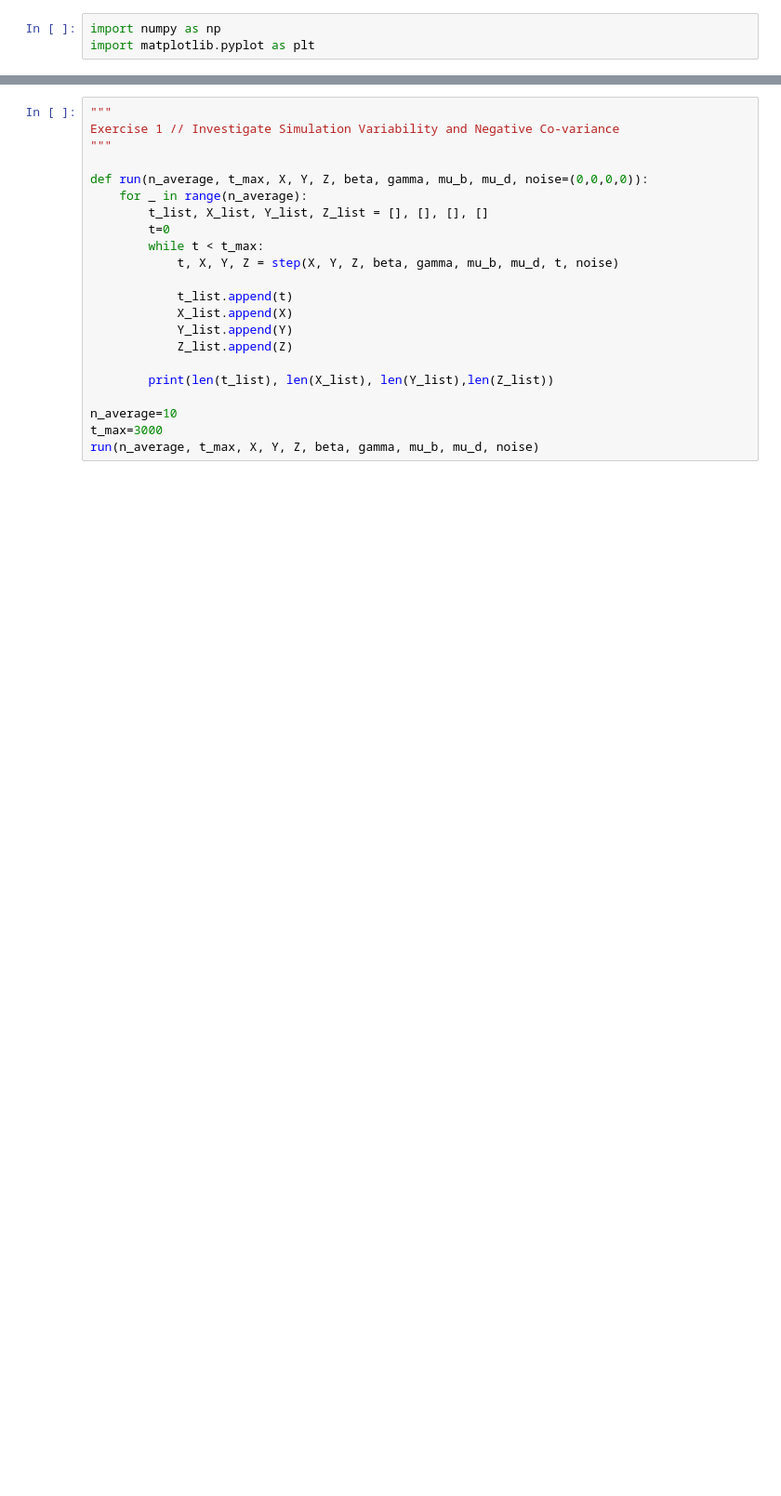
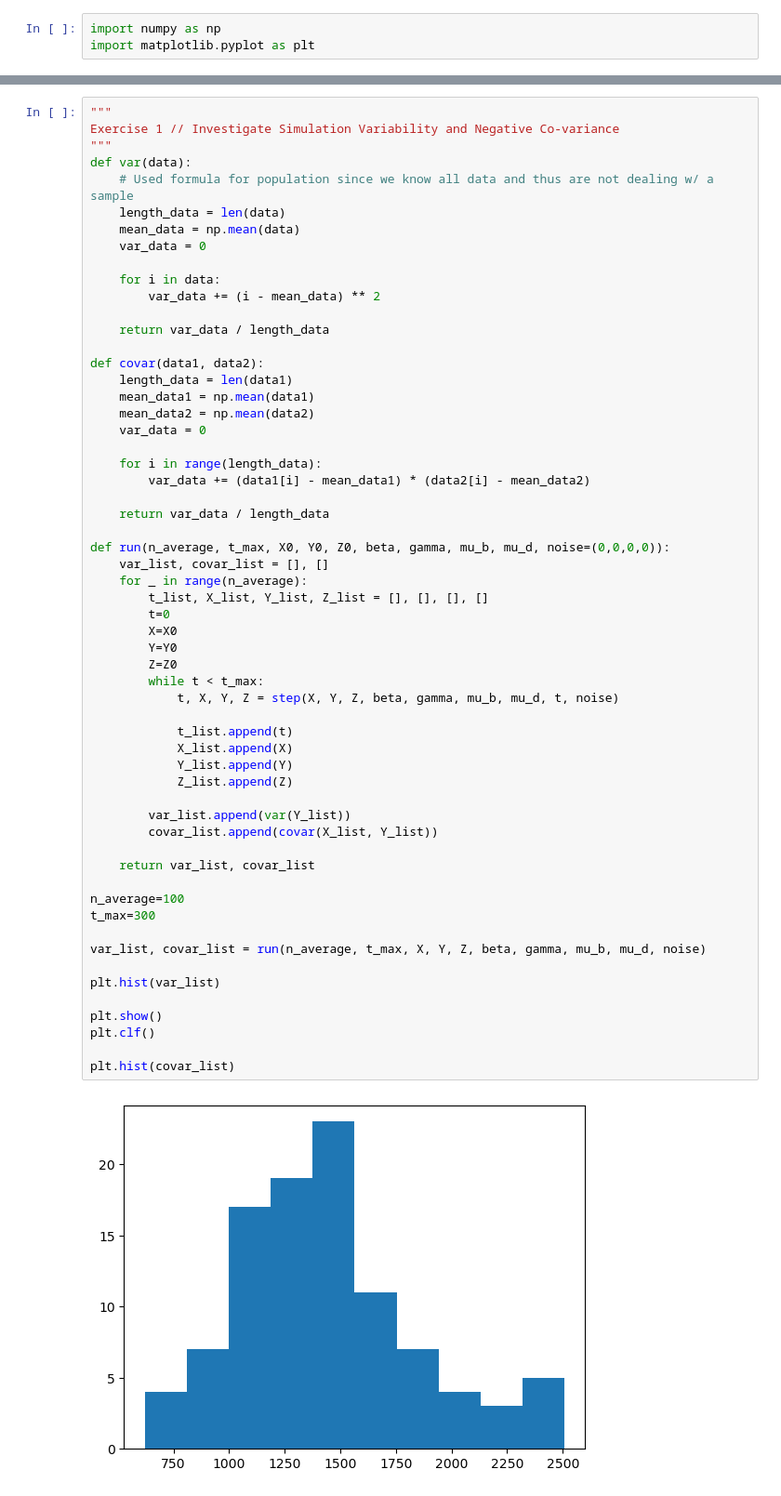
Before and after one commit to vitalismaxim/Stochastic-and-Spatial-Models, a Jupyter notebook: lab2.ipynb, the cells around one changed output, grey strips where cells are left out. Shown: that part at 93% size. Saved outputs shown, nothing was run; the diff lists cells and outputs as text; blank space fills up the shorter version.

Commit message:
Added variance and covariance functions

```diff
--- a/lab2.ipynb
+++ b/lab2.ipynb
@@ -93,22 +95,60 @@ plt.show()
 # %%
 """
 Exercise 1 // Investigate Simulation Variability and Negative Co-variance
 """
+def var(data):
+    # Used formula for population since we know all data and thus are not dealing w/ a sample
+    length_data = len(data)
+    mean_data = np.mean(data)
+    var_data = 0
 
-def run(n_average, t_max, X, Y, Z, beta, gamma, mu_b, mu_d, noise=(0,0,0,0)):
+    for i in data:
+        var_data += (i - mean_data) ** 2
+
+    return var_data / length_data
+
+def covar(data1, data2):
+    length_data = len(data1)
+    mean_data1 = np.mean(data1)
+    mean_data2 = np.mean(data2)
+    var_data = 0
+
+    for i in range(length_data):
+        var_data += (data1[i] - mean_data1) * (data2[i] - mean_data2)
+
+    return var_data / length_data
+
+def run(n_average, t_max, X0, Y0, Z0, beta, gamma, mu_b, mu_d, noise=(0,0,0,0)):
+    var_list, covar_list = [], []
     for _ in range(n_average):
         t_list, X_list, Y_list, Z_list = [], [], [], []
         t=0
+        X=X0
+        Y=Y0
+        Z=Z0
         while t < t_max:
             t, X, Y, Z = step(X, Y, Z, beta, gamma, mu_b, mu_d, t, noise)
 
             t_list.append(t)
             X_list.append(X)
             Y_list.append(Y)
             Z_list.append(Z)
 
-        print(len(t_list), len(X_list), len(Y_list),len(Z_list))
+        var_list.append(var(Y_list))
+        covar_list.append(covar(X_list, Y_list))
 
-n_average=10
-t_max=3000
-run(n_average, t_max, X, Y, Z, beta, gamma, mu_b, mu_d, noise)
+    return var_list, covar_list
+
+n_average=100
+t_max=300
+
+var_list, covar_list = run(n_average, t_max, X, Y, Z, beta, gamma, mu_b, mu_d, noise)
+
+plt.hist(var_list)
+
+plt.show()
+plt.clf()
+
+plt.hist(covar_list)
+# %% [output]
+[figure, added]
```
Also changed, not shown: parts of 2 cells of this notebook.
